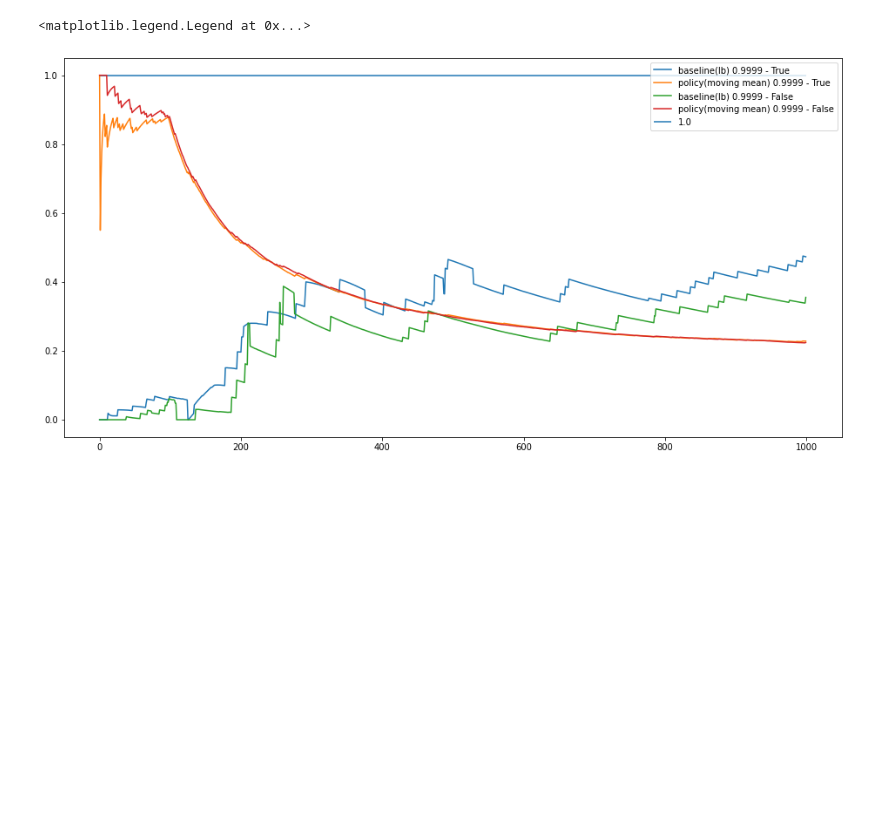
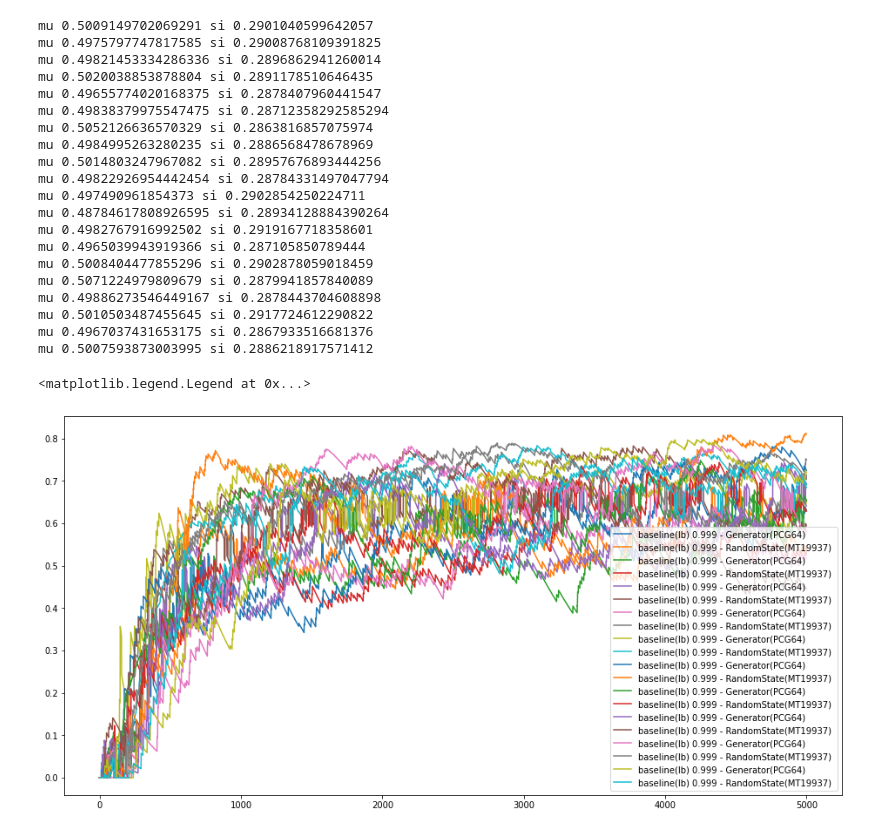
Before and after one commit to kumpera/ci-experiments, a Jupyter notebook: cb_challenger.ipynb, the cells around one changed output. Saved outputs shown, nothing was run; the diff lists cells and outputs as text; code cells hidden in the pictures; blank space fills up the shorter version.

```diff
--- a/cb_challenger.ipynb
+++ b/cb_challenger.ipynb
@@ -79,11 +55,6 @@ def run(policy, eval, r, c):
 # %%
 
-def run_2(policy, eval, get_reward, count, tau=0.999, use_old):
-    rng = None
-    if use_old:
-        rng = np.random.RandomState(101)
-    else:
-        rng = np.random.default_rng(101)
+def run_2(policy, eval, get_reward, count, tau, rng):
     m_size = int(1 / (1 - tau)) + 1
 
     ci = OnlineDRO.OnlineCressieReadLB(alpha=0.05, tau=tau)
@@ -117,6 +88,7 @@ def run_2(policy, eval, get_reward, count, tau=0.999, use_old):
        w_avg_lst.append(w_avg.current())
        w_avg2_lst.append(w_avg2.current())
        lb_lst.append(ci.duals[0][0])
+    dump_stats()
     return (lb_lst, avg_lst, avg2_lst, w_avg_lst, w_avg2_lst)
 
 def switch_midpoint(idx, action, limit, p0, p1):
@@ -128,34 +98,46 @@ SyntaxError: non-default argument follows default argument (<ipython-input-34-66
 # %%
 
 policy = gen_pmf(4, 0.2, 3)
 baseline = gen_pmf(4, 0.2, 0)
 
 p0_reward = [0.1, 0.3, 0.3, 1]
 p1_reward = [1, 0.3, 0.3, 0.1]
 
-count = 1000
+count = 5000
 switch_point = 100
 
-def plot_tau(tau, use_old=False):
+def plot_stuff(tau, rng=None):
     gr = lambda i,a : switch_midpoint(i, a, switch_point, p0_reward, p1_reward)
-    res = run_2(policy, baseline, gr, count, tau, use_old)
-    plt.plot(res[0], label=f'baseline(lb) {tau} - {use_old}')
-    # plt.plot(res[1], label=f'policy(discounted mean) {tau}')
-    plt.plot(res[2], label=f'policy(moving mean) {tau} - {use_old}')
-    # plt.plot(res[3], label=f'discounted-avg weight {tau}')
-    # plt.plot(res[4], label=f'moving-avg weight {int( 1/(1-tau))} - {use_old}')
+    res = run_2(policy, baseline, gr, count, tau, rng)
+    plt.plot(res[0], label=f'baseline(lb) {tau} - {rng} ')
 
 
 plt.figure(figsize=(16, 8))
-# plot_tau(0.95)
-# plot_tau(0.995)
-# plot_tau(0.999)
-plot_tau(0.9999, True)
-plot_tau(0.9999, False)
-# plot_tau(0.999999)
-# plt.vlines(x = switch_point, ymin = 0, ymax = 1, label = 'switch point')
-plt.hlines(y = 1, xmin = 0, xmax = count, label = "1.0")
+
+for i in range(10):
+    plot_stuff(0.999,  np.random.default_rng(i * 37 + 7))
+    plot_stuff(0.999,  np.random.RandomState(i * 37 + 7))
 plt.legend()
 # %% [output]
-<matplotlib.legend.Legend at 0x...>
+mu 0.5009149702069291 si 0.2901040599642057
+mu 0.4975797747817585 si 0.29008768109391825
+mu 0.49821453334286336 si 0.2896862941260014
+mu 0.5020038853878804 si 0.2891178510646435
+mu 0.49655774020168375 si 0.2878407960441547
+mu 0.49838379975547475 si 0.28712358292585294
+mu 0.5052126636570329 si 0.2863816857075974
+mu 0.4984995263280235 si 0.2886568478678969
+mu 0.5014803247967082 si 0.28957676893444256
+mu 0.49822926954442454 si 0.28784331497047794
+mu 0.497490961854373 si 0.2902854250224711
+mu 0.48784617808926595 si 0.28934128884390264
+mu 0.4982767916992502 si 0.2919167718358601
+mu 0.4965039943919366 si 0.287105850789444
+mu 0.5008404477855296 si 0.2902878059018459
+mu 0.5071224979809679 si 0.2879941857840089
+mu 0.49886273546449167 si 0.2878443704608898
+mu 0.5010503487455645 si 0.2917724612290822
+mu 0.4967037431653175 si 0.2867933516681376
+mu 0.5007593873003995 si 0.2886218917571412
+<matplotlib.legend.Legend at 0x...>
-[figure, old version]
+[figure, new version]
```
Also changed, not shown: parts of 3 cells of this notebook.
